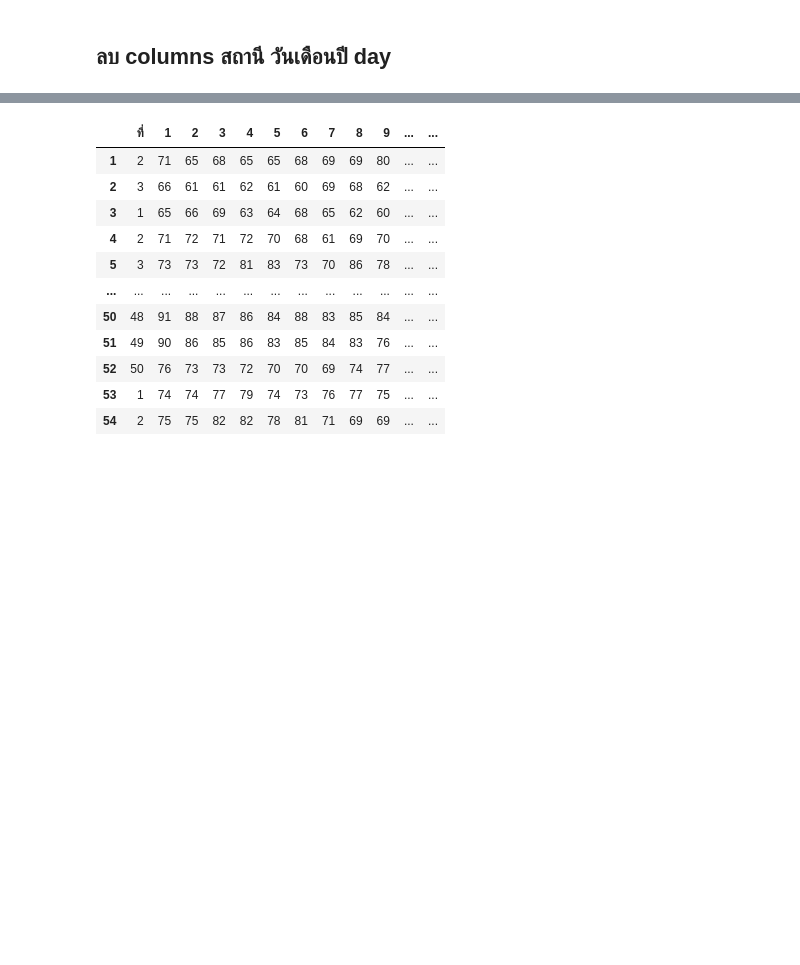
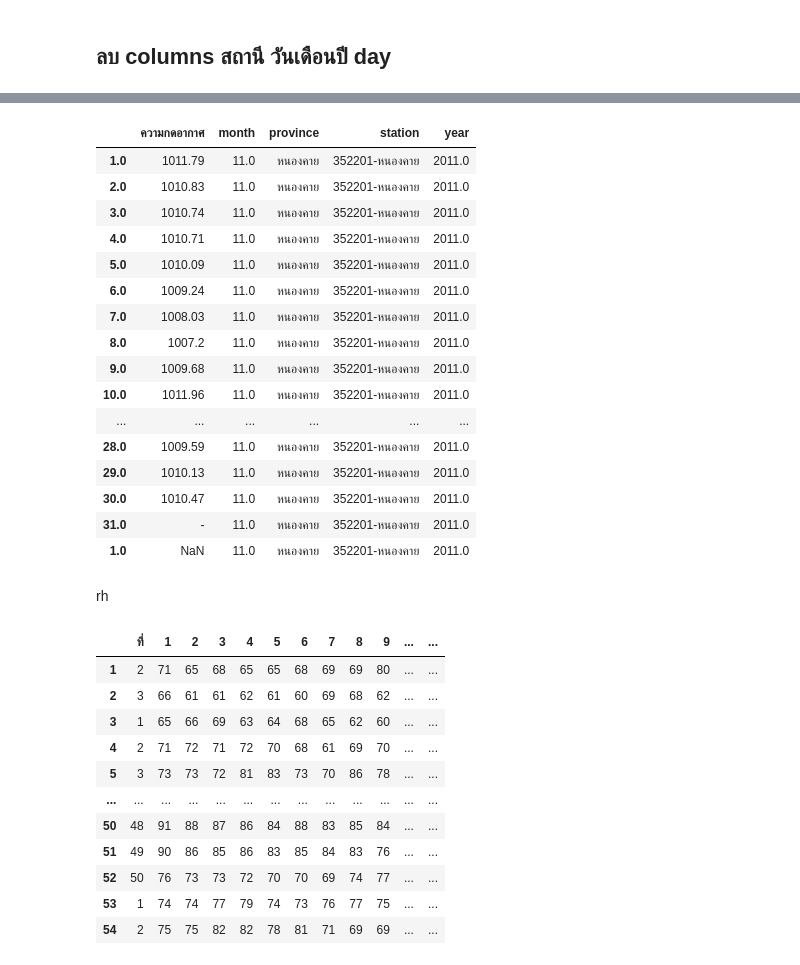
Before and after one commit to jirapat-tho/bsc_dpdm22, a Jupyter notebook: Group Quiz.ipynb, the cells around one changed output, grey strips where cells are left out. Saved outputs shown, nothing was run; the diff lists cells and outputs as text; code cells hidden in the pictures; blank space fills up the shorter version.

```diff
--- a/Group Quiz.ipynb
+++ b/Group Quiz.ipynb
@@ -635,0 +692,8 @@ dpt=dpt[[ 'ที่',            1,            2,
+# %%
+p1 = pressure.iloc[0:1,:]
+dayp = p1.iloc[0:1,4:]
+columnp = p1.iloc[0:1,0:4]
+tdayp = dayp.T
+tdayp
+yo =pd.concat([tdayp,columnp])
+yoyo=yo.fillna(method='bfill')
@@ -636,3 +708,25 @@ dpt=dpt[[ 'ที่',            1,            2,
+# %%
+yoyo.rename(columns={1:'ความกดอากาศ'})
+# %% [output]
+|  | ความกดอากาศ | month | province | station | year |
+| 1.0 | 1011.79 | 11.0 | หนองคาย | 352201-หนองคาย | 2011.0 |
+| 2.0 | 1010.83 | 11.0 | หนองคาย | 352201-หนองคาย | 2011.0 |
+| 3.0 | 1010.74 | 11.0 | หนองคาย | 352201-หนองคาย | 2011.0 |
+| 4.0 | 1010.71 | 11.0 | หนองคาย | 352201-หนองคาย | 2011.0 |
+| 5.0 | 1010.09 | 11.0 | หนองคาย | 352201-หนองคาย | 2011.0 |
+| 6.0 | 1009.24 | 11.0 | หนองคาย | 352201-หนองคาย | 2011.0 |
+| 7.0 | 1008.03 | 11.0 | หนองคาย | 352201-หนองคาย | 2011.0 |
+| 8.0 | 1007.2 | 11.0 | หนองคาย | 352201-หนองคาย | 2011.0 |
+| 9.0 | 1009.68 | 11.0 | หนองคาย | 352201-หนองคาย | 2011.0 |
+| 10.0 | 1011.96 | 11.0 | หนองคาย | 352201-หนองคาย | 2011.0 |
+| ... | ... | ... | ... | ... | ... |
+| 28.0 | 1009.59 | 11.0 | หนองคาย | 352201-หนองคาย | 2011.0 |
+| 29.0 | 1010.13 | 11.0 | หนองคาย | 352201-หนองคาย | 2011.0 |
+| 30.0 | 1010.47 | 11.0 | หนองคาย | 352201-หนองคาย | 2011.0 |
+| 31.0 | - | 11.0 | หนองคาย | 352201-หนองคาย | 2011.0 |
+| 1.0 | NaN | 11.0 | หนองคาย | 352201-หนองคาย | 2011.0 |
+# %% [markdown]
+rh
 # %%
 rh
 # %% [output]
```
Also changed, not shown: parts of 11 cells of this notebook.
